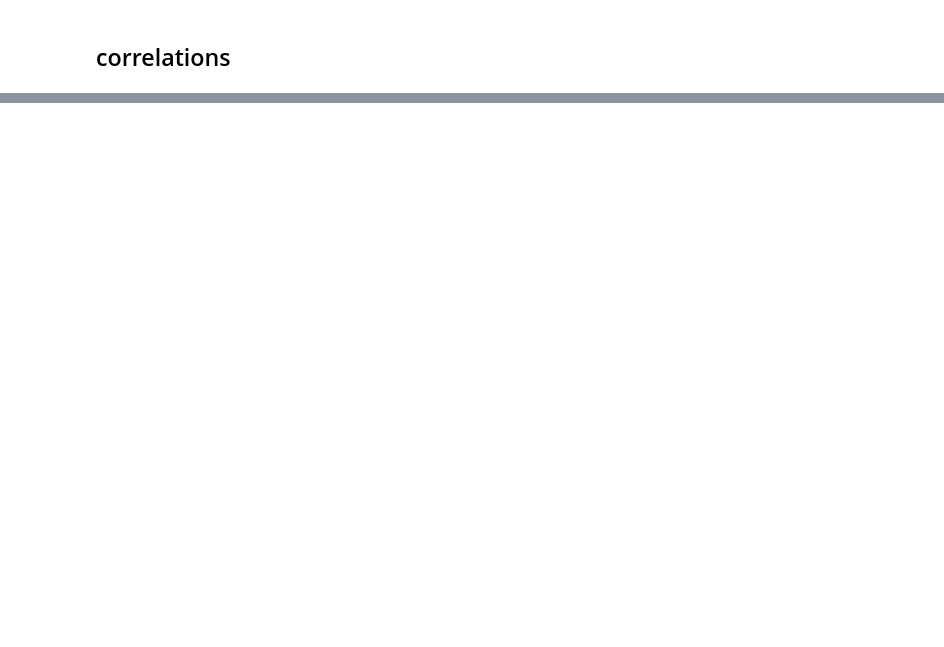
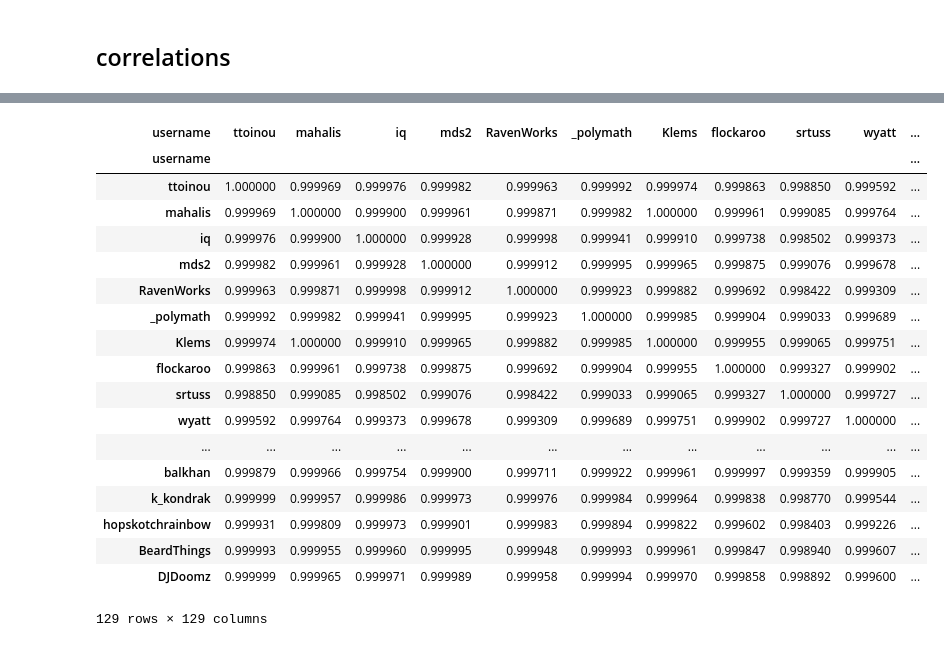
Before and after one commit to defgsus/shadertoz, a Jupyter notebook: notebooks/statistics.ipynb, the cells around one changed output, grey strips where cells are left out. Drawn from its saved outputs; the diff is of its cells as text; code cells hidden in the pictures; blank space fills up the shorter version.

```diff
--- a/notebooks/statistics.ipynb
+++ b/notebooks/statistics.ipynb
@@ -67,0 +89,42 @@ corr.apply(lambda col: col.apply(lambda v: v if abs(v) > .2 else ""))
+# %%
+def get_user_stats(qset = None, min_shaders=0, with_ratio=True, with_absolute=False):
+    fields = ["username"] + NUMBER_FIELDS
+    values = (qset or ShadertoyShader.objects.all()).values_list(*fields)
+
+    per_user = dict()
+    per_user_count = dict()
+    for row in values:
+        if row[0] not in per_user:
+            per_user[row[0]] = list(row[1:])
+            per_user_count[row[0]] = 1
+        else:
+            for i in range(len(NUMBER_FIELDS)):
+                per_user[row[0]][i] += row[i+1]
+            per_user_count[row[0]] += 1
+
+    rows = [
+        [user] + per_user[user]
+        for user in per_user
+        if per_user_count[user] > min_shaders
+    ]
+
+    field_indices = [fields.index(field) for field in AVERAGE_FIELDS if field in fields]
+    for row in rows:
+        for idx in field_indices:
+            row[idx] /= per_user_count[row[0]]
+
+    fields = ["username"] + NUMBER_FIELDS_SHORT
+    array = np.asarray(rows)
+    df = pd.DataFrame(array, columns=fields)
+    df.index = df[fields[0]]
+    del df[fields[0]]
+    for f in fields[1:]:
+        df[f] = pd.to_numeric(df[f])
+    if with_ratio:
+        get_ratios(df)
+    if not with_absolute:
+        remove_absolute(df)
+    return df
+
+users = get_user_stats(min_shaders=10)
+users
@@ -67,0 +151,23 @@ corr.apply(lambda col: col.apply(lambda v: v if abs(v) > .2 else ""))
+# %%
+corr = users.T.corr()
+corr.apply(lambda col: col.apply(lambda v: v if abs(v) > .95 else ""))
+# %% [output]
+| username | ttoinou | mahalis | iq | mds2 | RavenWorks | _polymath | Klems | flockaroo | srtuss | wyatt | ... |
+| username |  |  |  |  |  |  |  |  |  |  | ... |
+| ttoinou | 1.000000 | 0.999969 | 0.999976 | 0.999982 | 0.999963 | 0.999992 | 0.999974 | 0.999863 | 0.998850 | 0.999592 | ... |
+| mahalis | 0.999969 | 1.000000 | 0.999900 | 0.999961 | 0.999871 | 0.999982 | 1.000000 | 0.999961 | 0.999085 | 0.999764 | ... |
+| iq | 0.999976 | 0.999900 | 1.000000 | 0.999928 | 0.999998 | 0.999941 | 0.999910 | 0.999738 | 0.998502 | 0.999373 | ... |
+| mds2 | 0.999982 | 0.999961 | 0.999928 | 1.000000 | 0.999912 | 0.999995 | 0.999965 | 0.999875 | 0.999076 | 0.999678 | ... |
+| RavenWorks | 0.999963 | 0.999871 | 0.999998 | 0.999912 | 1.000000 | 0.999923 | 0.999882 | 0.999692 | 0.998422 | 0.999309 | ... |
+| _polymath | 0.999992 | 0.999982 | 0.999941 | 0.999995 | 0.999923 | 1.000000 | 0.999985 | 0.999904 | 0.999033 | 0.999689 | ... |
+| Klems | 0.999974 | 1.000000 | 0.999910 | 0.999965 | 0.999882 | 0.999985 | 1.000000 | 0.999955 | 0.999065 | 0.999751 | ... |
+| flockaroo | 0.999863 | 0.999961 | 0.999738 | 0.999875 | 0.999692 | 0.999904 | 0.999955 | 1.000000 | 0.999327 | 0.999902 | ... |
+| srtuss | 0.998850 | 0.999085 | 0.998502 | 0.999076 | 0.998422 | 0.999033 | 0.999065 | 0.999327 | 1.000000 | 0.999727 | ... |
+| wyatt | 0.999592 | 0.999764 | 0.999373 | 0.999678 | 0.999309 | 0.999689 | 0.999751 | 0.999902 | 0.999727 | 1.000000 | ... |
+| ... | ... | ... | ... | ... | ... | ... | ... | ... | ... | ... | ... |
+| balkhan | 0.999879 | 0.999966 | 0.999754 | 0.999900 | 0.999711 | 0.999922 | 0.999961 | 0.999997 | 0.999359 | 0.999905 | ... |
+| k_kondrak | 0.999999 | 0.999957 | 0.999986 | 0.999973 | 0.999976 | 0.999984 | 0.999964 | 0.999838 | 0.998770 | 0.999544 | ... |
+| hopskotchrainbow | 0.999931 | 0.999809 | 0.999973 | 0.999901 | 0.999983 | 0.999894 | 0.999822 | 0.999602 | 0.998403 | 0.999226 | ... |
+| BeardThings | 0.999993 | 0.999955 | 0.999960 | 0.999995 | 0.999948 | 0.999993 | 0.999961 | 0.999847 | 0.998940 | 0.999607 | ... |
+| DJDoomz | 0.999999 | 0.999965 | 0.999971 | 0.999989 | 0.999958 | 0.999994 | 0.999970 | 0.999858 | 0.998892 | 0.999600 | ... |
+129 rows × 129 columns
```
Also changed, not shown: parts of 5 cells of this notebook, 5 other files.
